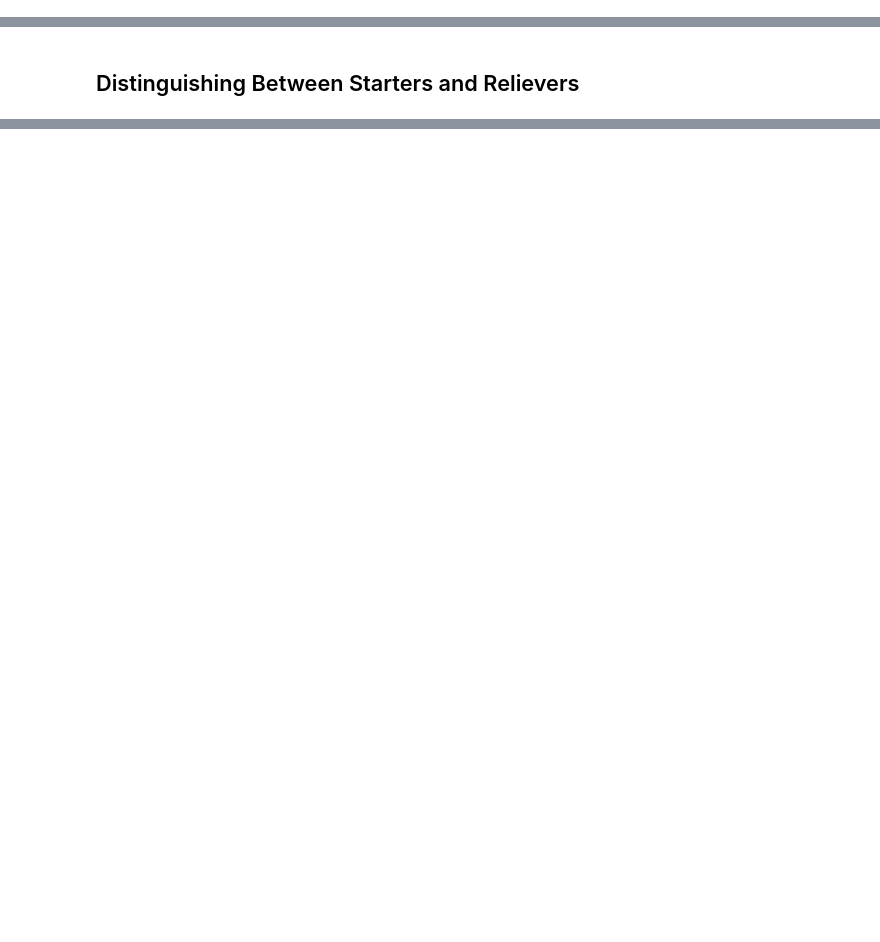
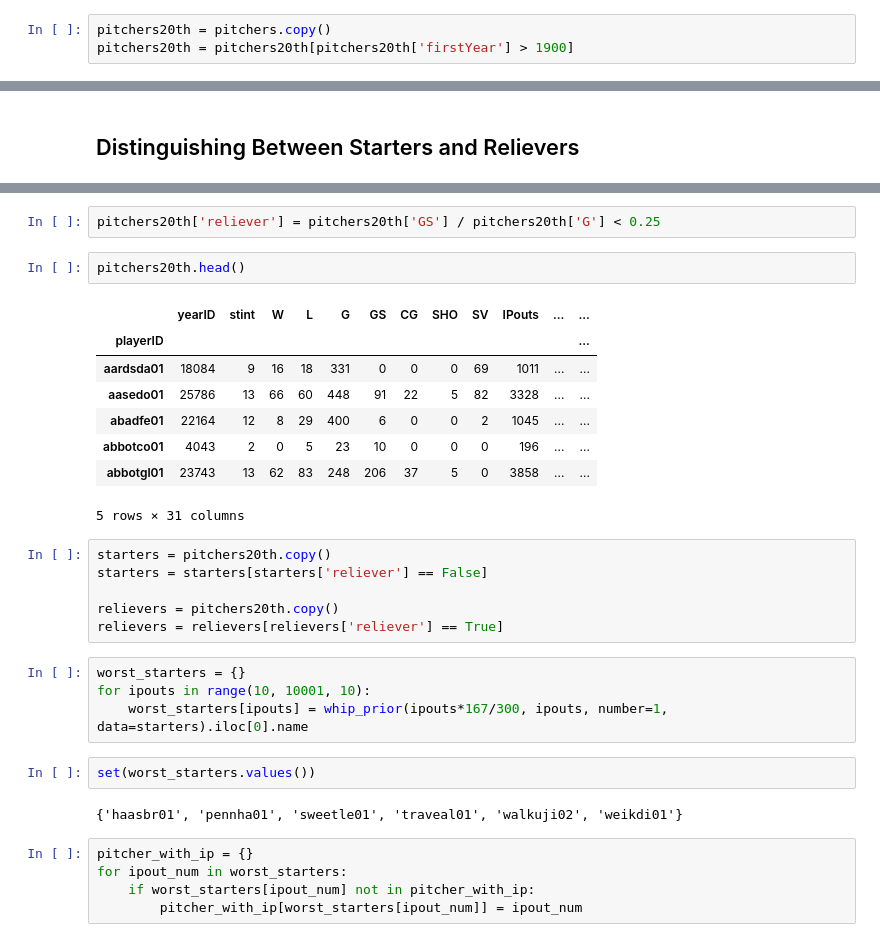
Before and after one commit to gadamico/Sports-Data, a Jupyter notebook: baseball/notebooks/best_and_worst_pitchers.ipynb, the cells around one changed output, grey strips where cells are left out. Saved outputs shown, nothing was run; the diff lists cells and outputs as text; blank space fills up the shorter version.

```diff
--- a/baseball/notebooks/best_and_worst_pitchers.ipynb
+++ b/baseball/notebooks/best_and_worst_pitchers.ipynb
@@ -312,0 +240,3 @@ Name: willocl01, dtype: float64
+# %%
+pitchers20th = pitchers.copy()
+pitchers20th = pitchers20th[pitchers20th['firstYear'] > 1900]
@@ -314,0 +293,32 @@ Name: willocl01, dtype: float64
+# %%
+pitchers20th['reliever'] = pitchers20th['GS'] / pitchers20th['G'] < 0.25
+# %%
+pitchers20th.head()
+# %% [output]
+|  | yearID | stint | W | L | G | GS | CG | SHO | SV | IPouts | ... | ... |
+| playerID |  |  |  |  |  |  |  |  |  |  |  | ... |
+| aardsda01 | 18084 | 9 | 16 | 18 | 331 | 0 | 0 | 0 | 69 | 1011 | ... | ... |
+| aasedo01 | 25786 | 13 | 66 | 60 | 448 | 91 | 22 | 5 | 82 | 3328 | ... | ... |
+| abadfe01 | 22164 | 12 | 8 | 29 | 400 | 6 | 0 | 0 | 2 | 1045 | ... | ... |
+| abbotco01 | 4043 | 2 | 0 | 5 | 23 | 10 | 0 | 0 | 0 | 196 | ... | ... |
+| abbotgl01 | 23743 | 13 | 62 | 83 | 248 | 206 | 37 | 5 | 0 | 3858 | ... | ... |
+5 rows × 31 columns
+# %%
+starters = pitchers20th.copy()
+starters = starters[starters['reliever'] == False]
+
+relievers = pitchers20th.copy()
+relievers = relievers[relievers['reliever'] == True]
+# %%
+worst_starters = {}
+for ipouts in range(10, 10001, 10):
+    worst_starters[ipouts] = whip_prior(ipouts*167/300, ipouts, number=1, data=starters).iloc[0].name
+# %%
+set(worst_starters.values())
+# %% [output]
+{'haasbr01', 'pennha01', 'sweetle01', 'traveal01', 'walkuji02', 'weikdi01'}
+# %%
+pitcher_with_ip = {}
+for ipout_num in worst_starters:
+    if worst_starters[ipout_num] not in pitcher_with_ip:
+        pitcher_with_ip[worst_starters[ipout_num]] = ipout_num
```
Also changed, not shown: parts of 75 cells of this notebook, 1 other file.
